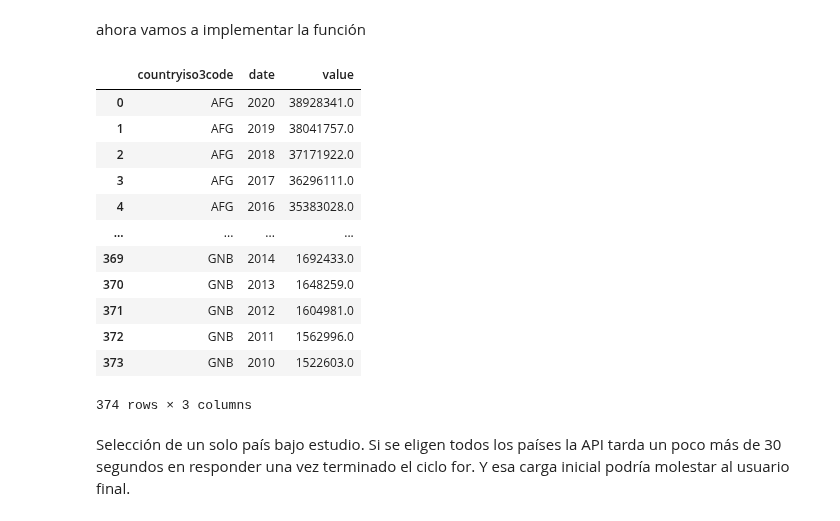
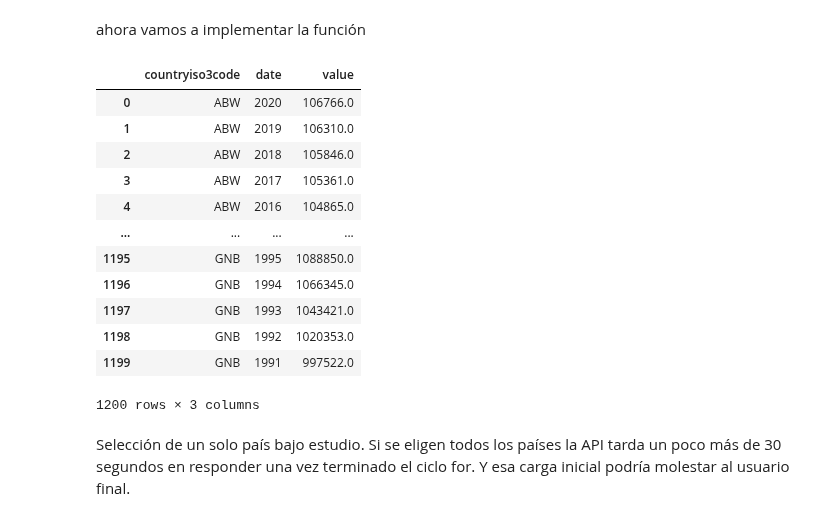
Before and after one commit to jorgeav527/life-expectancy, a Jupyter notebook: draft/pruebas.ipynb, the cells around one changed output. Drawn from its saved outputs; the diff is of its cells as text; code cells hidden in the pictures.

Commit message:
2000 resultados por pagina y un .copy() a la lista

```diff
--- a/draft/pruebas.ipynb
+++ b/draft/pruebas.ipynb
@@ -206,14 +206,14 @@ Ahora vamos a crear una función que reciba la API, la lista, el periodo tempora
 # %%
 def extraer (api_url,lista, indicador,tiempo):
     #creamos el argumento paises
-    lista3 = lista
+    lista3 = lista.copy()
     b = lista3[0]
     lista3.pop(0)
     for a in lista3:
         b = b+';'+a #la API devuelve los datos de varios paises pasando el argumento: AVW;AND;ETH...
     path = f'/country/{b}/indicator/{indicador}'
     url = api_url + path
-    args = {"format":"json", "prefix":"Getdata","date":tiempo,"per_page":1000}
+    args = {"format":"json", "prefix":"Getdata","date":tiempo,"per_page":2000}
     s = requests.get(url, params=args)
     salida = pd.json_normalize(s.json()[1])
     return(salida[['countryiso3code','date','value']])
@@ -222,23 +222,23 @@ ahora vamos a implementar la función
 # %%
 url = 'http://api.worldbank.org/v2'
 indicador = 'SP.POP.TOTL'
-tiempo = '2010:2020'
+tiempo = '1991:2020'
 df = extraer(api_url=url,lista=lista_ids,indicador=indicador,tiempo=tiempo)
 df
 # %% [output]
 |  | countryiso3code | date | value |
-| 0 | AFG | 2020 | 38928341.0 |
-| 1 | AFG | 2019 | 38041757.0 |
-| 2 | AFG | 2018 | 37171922.0 |
-| 3 | AFG | 2017 | 36296111.0 |
-| 4 | AFG | 2016 | 35383028.0 |
+| 0 | ABW | 2020 | 106766.0 |
+| 1 | ABW | 2019 | 106310.0 |
+| 2 | ABW | 2018 | 105846.0 |
+| 3 | ABW | 2017 | 105361.0 |
+| 4 | ABW | 2016 | 104865.0 |
 | ... | ... | ... | ... |
-| 369 | GNB | 2014 | 1692433.0 |
-| 370 | GNB | 2013 | 1648259.0 |
-| 371 | GNB | 2012 | 1604981.0 |
-| 372 | GNB | 2011 | 1562996.0 |
-| 373 | GNB | 2010 | 1522603.0 |
+| 1195 | GNB | 1995 | 1088850.0 |
+| 1196 | GNB | 1994 | 1066345.0 |
+| 1197 | GNB | 1993 | 1043421.0 |
+| 1198 | GNB | 1992 | 1020353.0 |
+| 1199 | GNB | 1991 | 997522.0 |
-374 rows × 3 columns
+1200 rows × 3 columns
 # %% [markdown]
 Selección de un solo país bajo estudio. Si se eligen todos los países la API tarda un poco más de 30 segundos en responder una vez terminado el ciclo for. Y esa carga inicial podría molestar al usuario final.
 # %%
```
